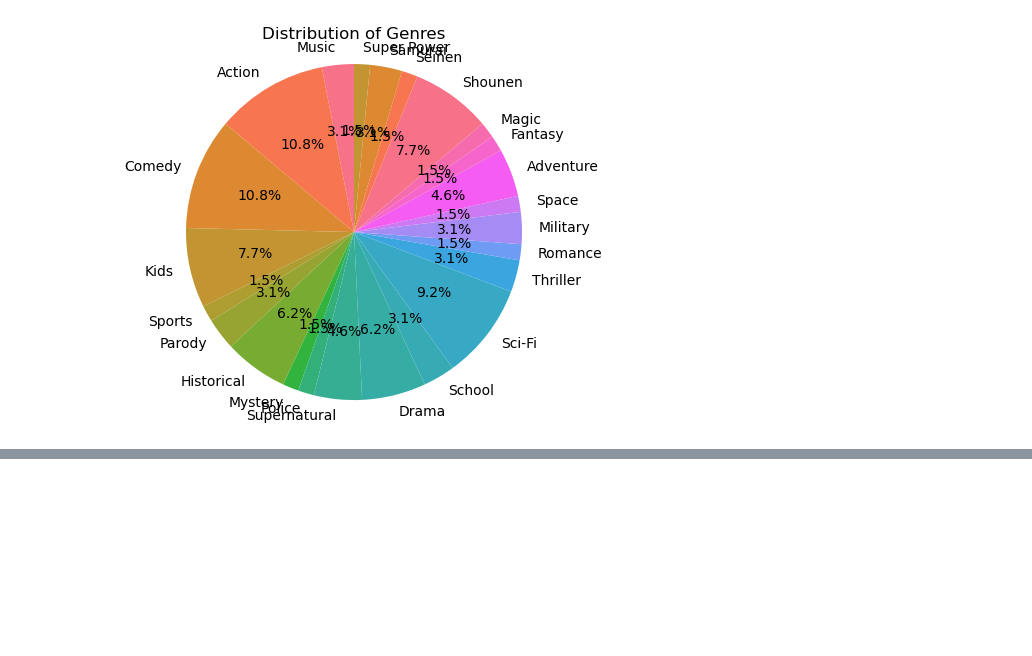
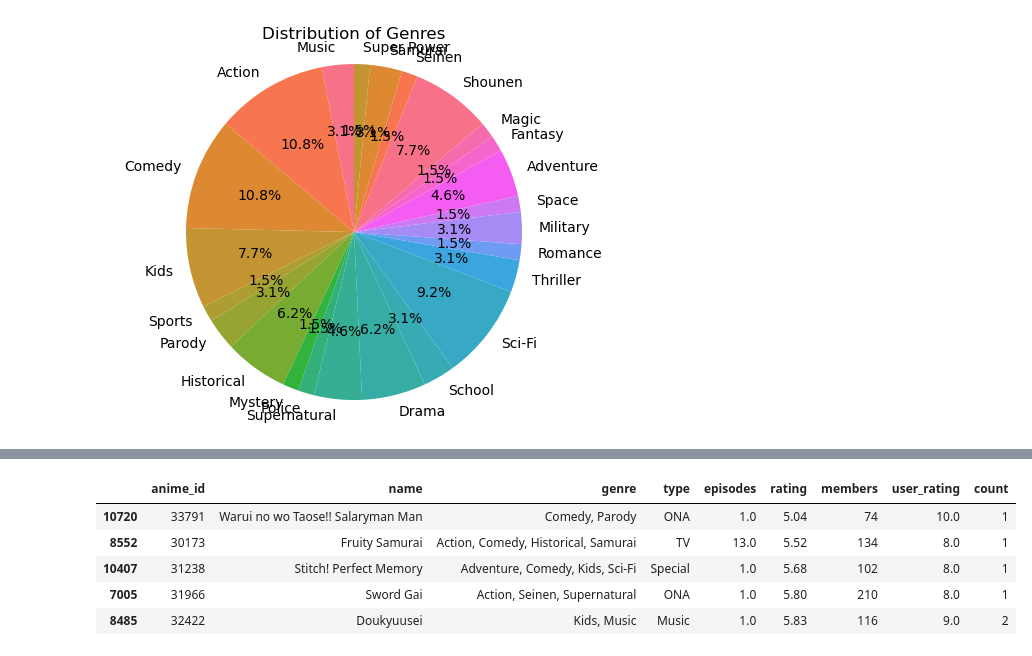
Before and after one commit to Saikiran8844/Analysis-of-Anime-Recommendations-Dataset, a Jupyter notebook: code/Analysis.ipynb, the cells around one changed output, grey strips where cells are left out. Cells and saved outputs as stored; diff of their text form; code cells hidden in the pictures; blank space fills up the shorter version.

```diff
--- a/code/Analysis.ipynb
+++ b/code/Analysis.ipynb
@@ -138,0 +153,12 @@ plt.show()
+# %%
+# Top 10 low rated animes
+low_rate=updated_anime[updated_anime['members']>50]
+low_rate= low_rate.sort_values(by=['rating'],ascending=[True]).head(10)
+low_rate.head()
+# %% [output]
+|  | anime_id | name | genre | type | episodes | rating | members | user_rating | count |
+| 10720 | 33791 | Warui no wo Taose!! Salaryman Man | Comedy, Parody | ONA | 1.0 | 5.04 | 74 | 10.0 | 1 |
+| 8552 | 30173 | Fruity Samurai | Action, Comedy, Historical, Samurai | TV | 13.0 | 5.52 | 134 | 8.0 | 1 |
+| 10407 | 31238 | Stitch! Perfect Memory | Adventure, Comedy, Kids, Sci-Fi | Special | 1.0 | 5.68 | 102 | 8.0 | 1 |
+| 7005 | 31966 | Sword Gai | Action, Seinen, Supernatural | ONA | 1.0 | 5.80 | 210 | 8.0 | 1 |
+| 8485 | 32422 | Doukyuusei | Kids, Music | Music | 1.0 | 5.83 | 116 | 9.0 | 2 |
```
Also changed, not shown: parts of 3 cells of this notebook, 6 other files.
